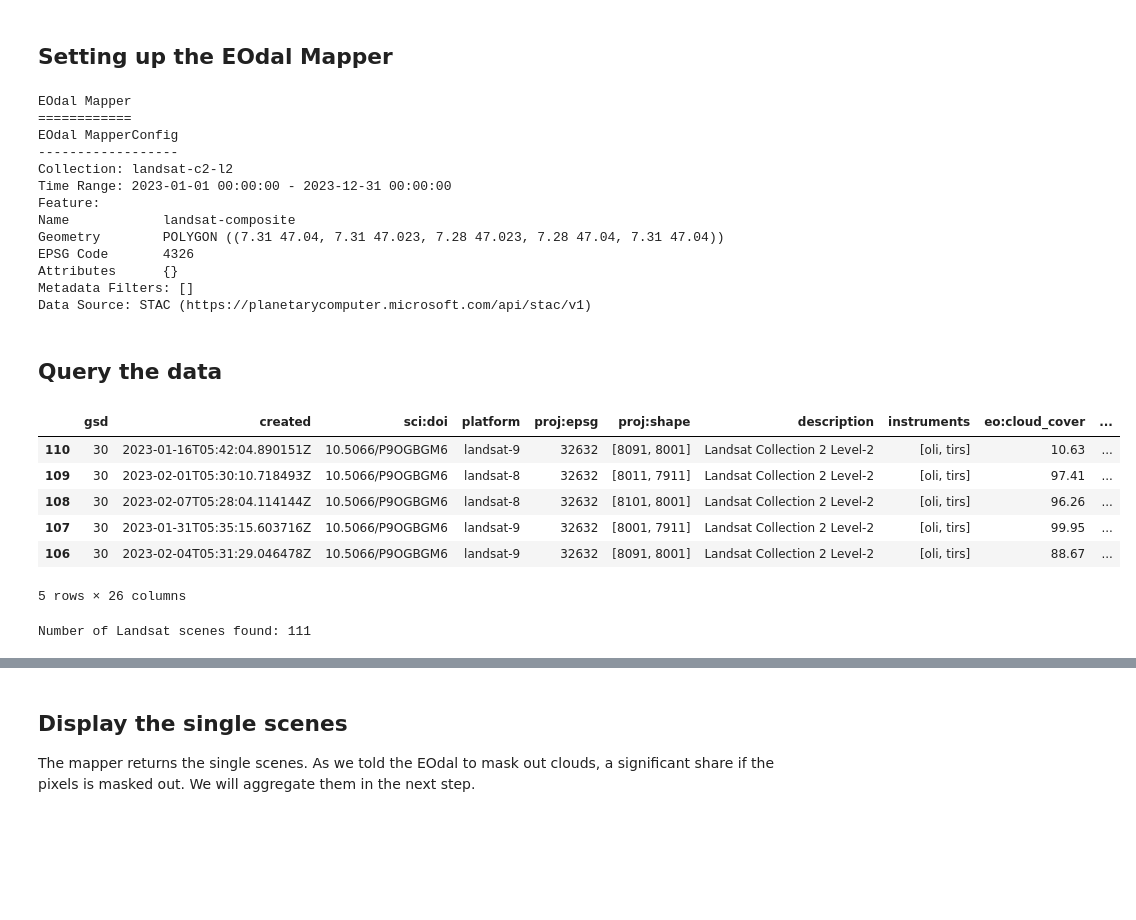
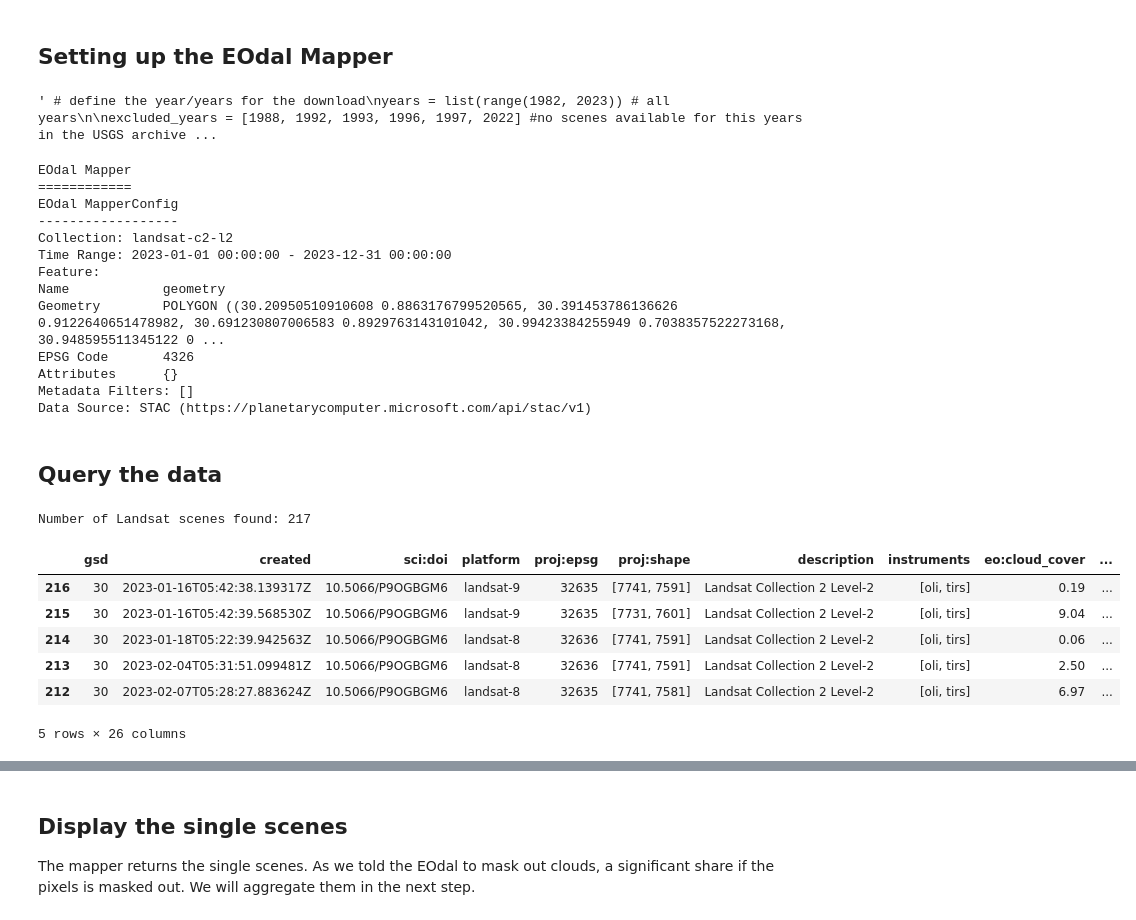
Before and after one commit to ftimcke/Landsat-composite, a Jupyter notebook: EOdal_Multitemporal_Composites.ipynb, the cells around one changed output, grey strips where cells are left out. Drawn from its saved outputs; the diff is of its cells as text; code cells hidden in the pictures; blank space fills up the shorter version.

Commit message:
plot temporal distribution and use shapefiles

```diff
--- a/EOdal_Multitemporal_Composites.ipynb
+++ b/EOdal_Multitemporal_Composites.ipynb
@@ -55,14 +25,20 @@ Successfully installed eodal-0.2.2
 ## Setting up the EOdal Mapper
 # %%
 # define the year/years for the download
-years = list(range(1982, 2023)) # all years
+""" years = list(range(1982, 2023)) # all years
 
 excluded_years = [1988, 1992, 1993, 1996, 1997, 2022] #no scenes available for this years in the USGS archive.
-filtered_years = [year for year in years if year not in excluded_years]
+filtered_years = [year for year in years if year not in excluded_years] """
+
+#single year
+year = 1985
+# %% [output]
+' # define the year/years for the download\nyears = list(range(1982, 2023)) # all years\n\nexcluded_years = [1988, 1992, 1993, 1996, 1997, 2022] #no scenes available for this years in the USGS archive ...
 # %%
 from datetime import datetime
 from pathlib import Path
 from shapely.geometry import box
+import geopandas as gpd
 
 from eodal.config import get_settings
 from eodal.core.sensors import Landsat
@@ -70,26 +46,33 @@ from eodal.mapper.feature import Feature
 from eodal.mapper.filter import Filter
 from eodal.mapper.mapper import Mapper, MapperConfigs
 
+base_dir: Path = Path('../')
+data_dir: Path = Path(base_dir.joinpath("data"))
+
 Settings = get_settings()
 # we use STAC, i.e., Microsoft Planetary Computer
 Settings.USE_STAC = True
-
 
 # user-inputs
 # -------------------------- Collection -------------------------------
 collection = 'landsat-c2-l2'
 
 # ---------------------- Spatial Feature  ------------------------------
-bbox = box(*[7.28, 47.04, 7.31, 47.023])  # can be also shp, gpkg, etc.
+# for shapefiles
+geom: Path = Path(data_dir.joinpath("study_areas_laura_UGA.shp")) #choose a shapefile from the data folder
+feature = Feature.from_geoseries(gpd.read_file(geom).dissolve().geometry)
+
+# for bounding boxes:
+""" bbox = box(*[7.28, 47.04, 7.31, 47.023])  #(from lat, from lon, to lat, to lon) in degree
 feature = Feature(
     name='landsat-composite',
     geometry=bbox,
     epsg=4326,
-    attributes={})
+    attributes={}) """
 
 # ------------------------- Time Range ---------------------------------
-time_start = datetime(2023, 1, 1)
-time_end = datetime(2023, 12, 31)
+time_start = datetime(year, 1, 1)
+time_end = datetime(year, 12, 31)
 
 # ------------------------- Metadata Filters ---------------------------
 metadata_filters = [
@@ -116,8 +99,8 @@ EOdal MapperConfig
 Collection: landsat-c2-l2
 Time Range: 2023-01-01 00:00:00 - 2023-12-31 00:00:00
 Feature:
-Name            landsat-composite
-Geometry        POLYGON ((7.31 47.04, 7.31 47.023, 7.28 47.023, 7.28 47.04, 7.31 47.04))
+Name            geometry
+Geometry        POLYGON ((30.20950510910608 0.8863176799520565, 30.391453786136626 0.9122640651478982, 30.691230807006583 0.8929763143101042, 30.99423384255949 0.7038357522273168, 30.948595511345122 0 ...
 EPSG Code       4326
 Attributes      {}
 Metadata Filters: []
@@ -148,19 +131,21 @@ def prepocess_landsat_scene(
 # %%
 # fetch the metadata
 # query the scenes available (no I/O of scenes, this only fetches metadata)
 mapper.query_scenes()
+print(f'Number of Landsat scenes found: {mapper.metadata.shape[0]}')
 
 # the metadata is stored as a GeoDataFrame
-mapper.metadata.head()
+mapper.metadata
+
+# create copy to plot
+metadata_gfd = mapper.metadata
+metadata_gfd.head()
 # %% [output]
+Number of Landsat scenes found: 217
 |  | gsd | created | sci:doi | platform | proj:epsg | proj:shape | description | instruments | eo:cloud_cover | ... |
-| 110 | 30 | 2023-01-16T05:42:04.890151Z | 10.5066/P9OGBGM6 | landsat-9 | 32632 | [8091, 8001] | Landsat Collection 2 Level-2 | [oli, tirs] | 10.63 | ... |
-| 109 | 30 | 2023-02-01T05:30:10.718493Z | 10.5066/P9OGBGM6 | landsat-8 | 32632 | [8011, 7911] | Landsat Collection 2 Level-2 | [oli, tirs] | 97.41 | ... |
-| 108 | 30 | 2023-02-07T05:28:04.114144Z | 10.5066/P9OGBGM6 | landsat-8 | 32632 | [8101, 8001] | Landsat Collection 2 Level-2 | [oli, tirs] | 96.26 | ... |
-| 107 | 30 | 2023-01-31T05:35:15.603716Z | 10.5066/P9OGBGM6 | landsat-9 | 32632 | [8001, 7911] | Landsat Collection 2 Level-2 | [oli, tirs] | 99.95 | ... |
-| 106 | 30 | 2023-02-04T05:31:29.046478Z | 10.5066/P9OGBGM6 | landsat-9 | 32632 | [8091, 8001] | Landsat Collection 2 Level-2 | [oli, tirs] | 88.67 | ... |
+| 216 | 30 | 2023-01-16T05:42:38.139317Z | 10.5066/P9OGBGM6 | landsat-9 | 32635 | [7741, 7591] | Landsat Collection 2 Level-2 | [oli, tirs] | 0.19 | ... |
+| 215 | 30 | 2023-01-16T05:42:39.568530Z | 10.5066/P9OGBGM6 | landsat-9 | 32635 | [7731, 7601] | Landsat Collection 2 Level-2 | [oli, tirs] | 9.04 | ... |
+| 214 | 30 | 2023-01-18T05:22:39.942563Z | 10.5066/P9OGBGM6 | landsat-8 | 32636 | [7741, 7591] | Landsat Collection 2 Level-2 | [oli, tirs] | 0.06 | ... |
+| 213 | 30 | 2023-02-04T05:31:51.099481Z | 10.5066/P9OGBGM6 | landsat-8 | 32636 | [7741, 7591] | Landsat Collection 2 Level-2 | [oli, tirs] | 2.50 | ... |
+| 212 | 30 | 2023-02-07T05:28:27.883624Z | 10.5066/P9OGBGM6 | landsat-8 | 32635 | [7741, 7581] | Landsat Collection 2 Level-2 | [oli, tirs] | 6.97 | ... |
-5 rows × 26 columns
+5 rows × 26 columns
-# %%
-print(f'Number of Landsat scenes found: {mapper.metadata.shape[0]}')
-# %% [output]
-Number of Landsat scenes found: 111
```
Also changed, not shown: parts of 9 cells of this notebook.
